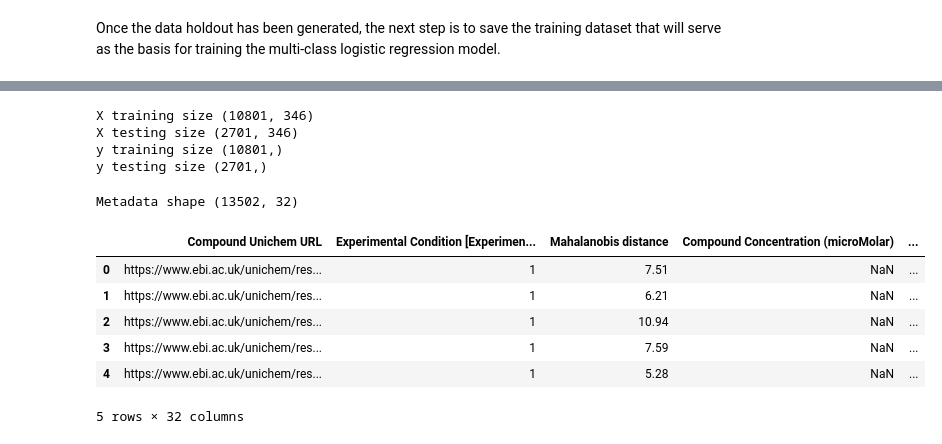
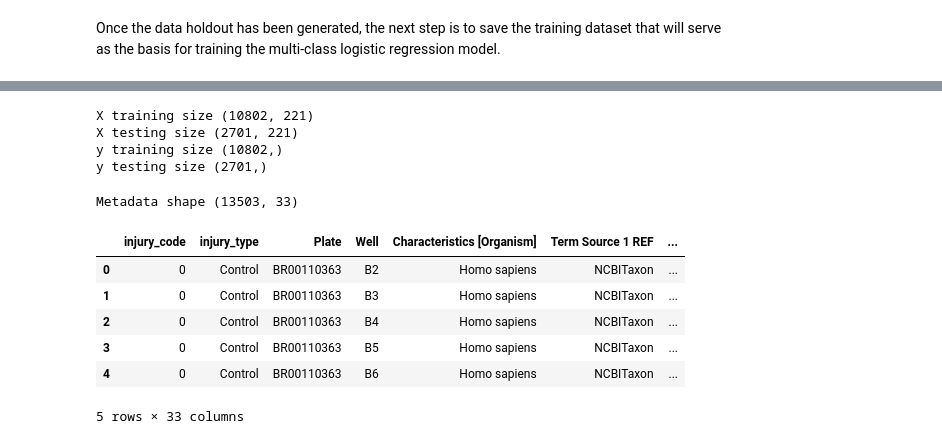
Before and after one commit to axiomcura/predicting-cell-injury-compounds, a Jupyter notebook: notebooks/1.data_splits/1.data_splits.ipynb, the cells around one changed output, grey strips where cells are left out. Drawn from its saved outputs; the diff is of its cells as text; code cells hidden in the pictures.

```diff
--- a/notebooks/1.data_splits/1.data_splits.ipynb
+++ b/notebooks/1.data_splits/1.data_splits.ipynb
@@ -44,7 +43,7 @@ fs_profile_path = (fs_dir / "cell_injury_profile_fs.csv.gz").resolve(strict=True
 fs_profile_df = pd.read_csv(fs_profile_path)
 
 # splitting meta and feature column names
-fs_meta, fs_feats = split_meta_and_features(fs_profile_df, compartments=compartments)
+fs_meta, fs_feats = split_meta_and_features(fs_profile_df)
 
 # display
 print("fs profile with control: ", fs_profile_df.shape)
@@ -247,13 +203,0 @@ Now that we have assigned numerical labels to each type of cell injury, we can r
-# %%
-# updating main dataframe with numerical labels that represents cell injury
-# this will be saved as an "injury_code"
-injury_code = fs_profile_df["injury_type"].apply(
-    lambda injury: injury_labels_encoder[injury]
-)
-
-# add the injury code into the main data set
-fs_profile_df.insert(0, "injury_code", injury_code)
-
-# # display new injury column
-print(fs_profile_df["injury_type"].unique())
-print(fs_profile_df["injury_code"].unique())
@@ -568,7 +507,7 @@ print("X testing size", X_test.shape)
 print("y training size", y_train.shape)
 print("y testing size", y_test.shape)
 # %% [output]
-X training size (10801, 346)
-X testing size (2701, 346)
-y training size (10801,)
+X training size (10802, 221)
+X testing size (2701, 221)
+y training size (10802,)
 y testing size (2701,)
@@ -588,19 +514,21 @@ with open(data_split_dir / "feature_cols.json", mode="w") as f:
 # %%
 # save metadata after holdout
 cell_injury_metadata = fs_profile_df[fs_meta]
 cell_injury_metadata.to_csv(
-    data_split_dir / "cell_injury_metadata_after_holdout.csv.gz", compression="gzip"
+    data_split_dir / "cell_injury_metadata_after_holdout.csv.gz",
+    compression="gzip",
+    index=False,
 )
 
 # display
 print("Metadata shape", cell_injury_metadata.shape)
 cell_injury_metadata.head()
 # %% [output]
-Metadata shape (13502, 32)
+Metadata shape (13503, 33)
-|  | Compound Unichem URL | Experimental Condition [Experimen... | Mahalanobis distance | Compound Concentration (microMolar) | ... |
-| 0 | https://www.ebi.ac.uk/unichem/res... | 1 | 7.51 | NaN | ... |
-| 1 | https://www.ebi.ac.uk/unichem/res... | 1 | 6.21 | NaN | ... |
-| 2 | https://www.ebi.ac.uk/unichem/res... | 1 | 10.94 | NaN | ... |
-| 3 | https://www.ebi.ac.uk/unichem/res... | 1 | 7.59 | NaN | ... |
-| 4 | https://www.ebi.ac.uk/unichem/res... | 1 | 5.28 | NaN | ... |
+|  | injury_code | injury_type | Plate | Well | Characteristics [Organism] | Term Source 1 REF | ... |
+| 0 | 0 | Control | BR00110363 | B2 | Homo sapiens | NCBITaxon | ... |
+| 1 | 0 | Control | BR00110363 | B3 | Homo sapiens | NCBITaxon | ... |
+| 2 | 0 | Control | BR00110363 | B4 | Homo sapiens | NCBITaxon | ... |
+| 3 | 0 | Control | BR00110363 | B5 | Homo sapiens | NCBITaxon | ... |
+| 4 | 0 | Control | BR00110363 | B6 | Homo sapiens | NCBITaxon | ... |
-5 rows × 32 columns
+5 rows × 33 columns
```
Also changed, not shown: parts of 18 cells of this notebook, 58 other files.
